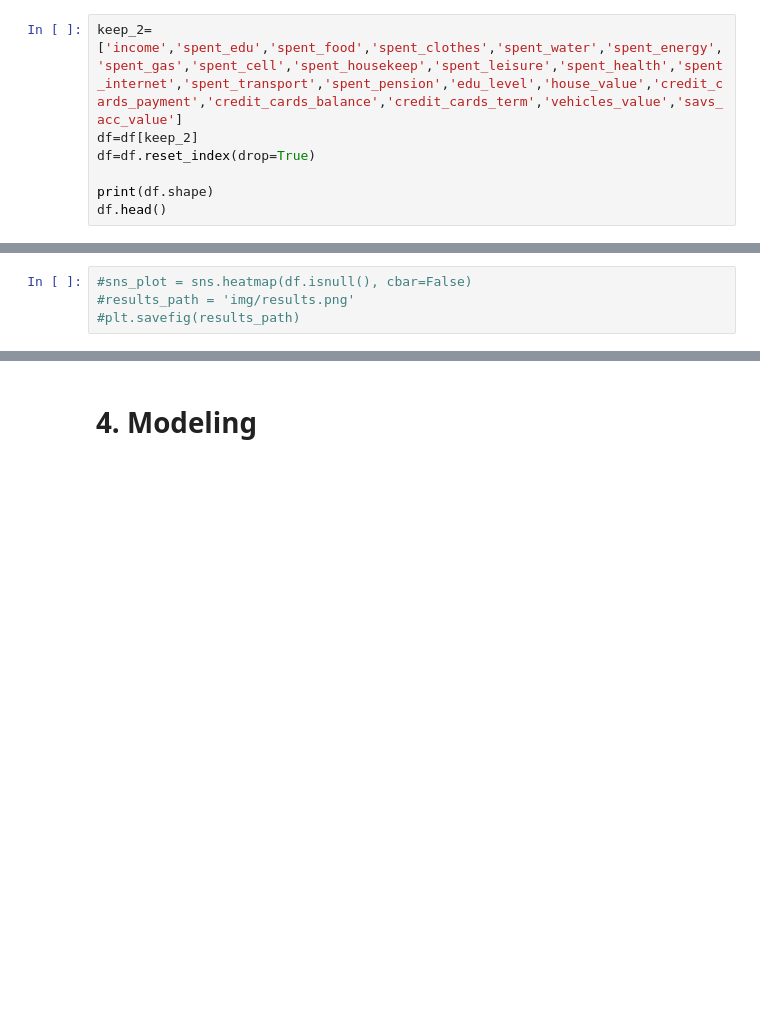
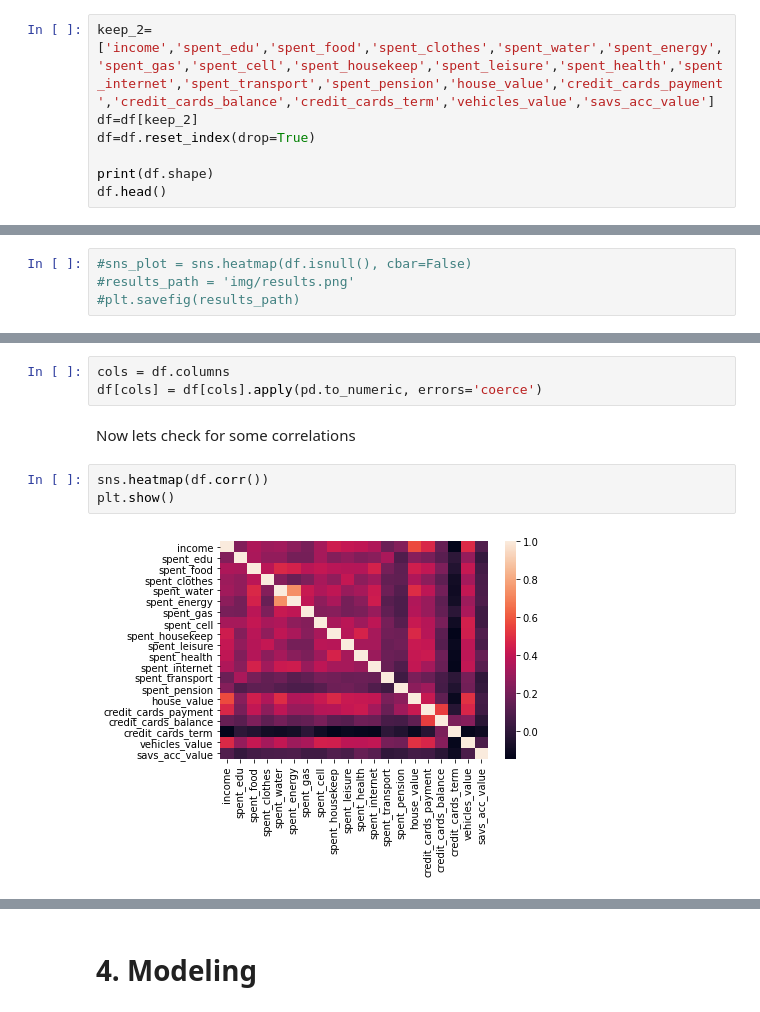
Before and after one commit to mpradam/udacity_p4, a Jupyter notebook: Income.ipynb, the cells around one changed output, grey strips where cells are left out. Cells and saved outputs as stored; diff of their text form; blank space fills up the shorter version.

```diff
--- a/Income.ipynb
+++ b/Income.ipynb
@@ -124,7 +127,7 @@ extra_children              extra_children           99.976
 extra_art                        extra_art           99.986
 extra_wedding                extra_wedding           99.990
 # %%
-keep_2=['income','spent_edu','spent_food','spent_clothes','spent_water','spent_energy','spent_gas','spent_cell','spent_housekeep','spent_leisure','spent_health','spent_internet','spent_transport','spent_pension','edu_level','house_value','credit_cards_payment','credit_cards_balance','credit_cards_term','vehicles_value','savs_acc_value']
+keep_2=['income','spent_edu','spent_food','spent_clothes','spent_water','spent_energy','spent_gas','spent_cell','spent_housekeep','spent_leisure','spent_health','spent_internet','spent_transport','spent_pension','house_value','credit_cards_payment','credit_cards_balance','credit_cards_term','vehicles_value','savs_acc_value']
 df=df[keep_2]
 df=df.reset_index(drop=True)
 
@@ -360,0 +172,10 @@ Now we have the datasets ready to model
+# %%
+cols = df.columns
+df[cols] = df[cols].apply(pd.to_numeric, errors='coerce')
+# %% [markdown]
+Now lets check for some correlations
+# %%
+sns.heatmap(df.corr())
+plt.show()
+# %% [output]
+[figure, added]
```
Also changed, not shown: parts of 59 cells of this notebook, 1 other file.
